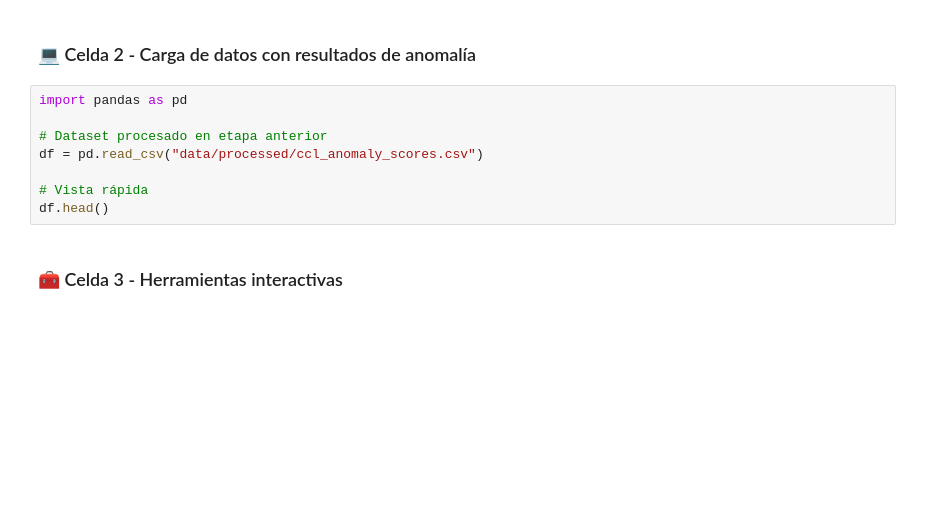
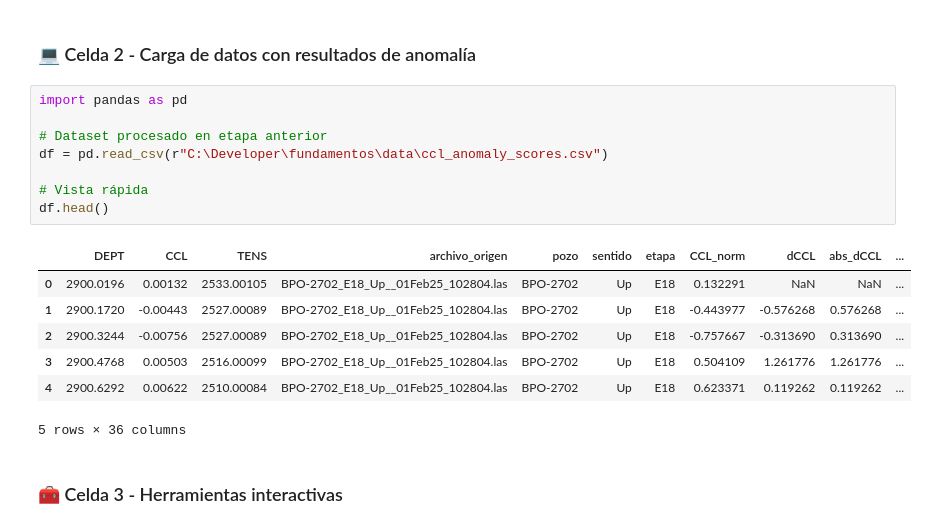
Before and after one commit to lmbsoft/deteccion-anomalias, a Jupyter notebook: franco/04_visualizacion_interactiva_plotly.ipynb, the cells around one changed output. Drawn from its saved outputs; the diff is of its cells as text; blank space fills up the shorter version.

```diff
--- a/franco/04_visualizacion_interactiva_plotly.ipynb
+++ b/franco/04_visualizacion_interactiva_plotly.ipynb
@@ -19,11 +19,19 @@ Enfocado en:
 # %%
 import pandas as pd
 
 # Dataset procesado en etapa anterior
-df = pd.read_csv("data/processed/ccl_anomaly_scores.csv")
+df = pd.read_csv(r"C:\Developer\fundamentos\data\ccl_anomaly_scores.csv")
 
 # Vista rápida
 df.head()
+# %% [output]
+|  | DEPT | CCL | TENS | archivo_origen | pozo | sentido | etapa | CCL_norm | dCCL | abs_dCCL | ... |
+| 0 | 2900.0196 | 0.00132 | 2533.00105 | BPO-2702_E18_Up__01Feb25_102804.las | BPO-2702 | Up | E18 | 0.132291 | NaN | NaN | ... |
+| 1 | 2900.1720 | -0.00443 | 2527.00089 | BPO-2702_E18_Up__01Feb25_102804.las | BPO-2702 | Up | E18 | -0.443977 | -0.576268 | 0.576268 | ... |
+| 2 | 2900.3244 | -0.00756 | 2527.00089 | BPO-2702_E18_Up__01Feb25_102804.las | BPO-2702 | Up | E18 | -0.757667 | -0.313690 | 0.313690 | ... |
+| 3 | 2900.4768 | 0.00503 | 2516.00099 | BPO-2702_E18_Up__01Feb25_102804.las | BPO-2702 | Up | E18 | 0.504109 | 1.261776 | 1.261776 | ... |
+| 4 | 2900.6292 | 0.00622 | 2510.00084 | BPO-2702_E18_Up__01Feb25_102804.las | BPO-2702 | Up | E18 | 0.623371 | 0.119262 | 0.119262 | ... |
+5 rows × 36 columns
 # %% [markdown]
 ### 🧰 Celda 3 - Herramientas interactivas
 # %%
```
Also changed, not shown: parts of 7 cells of this notebook, 8 other files.
